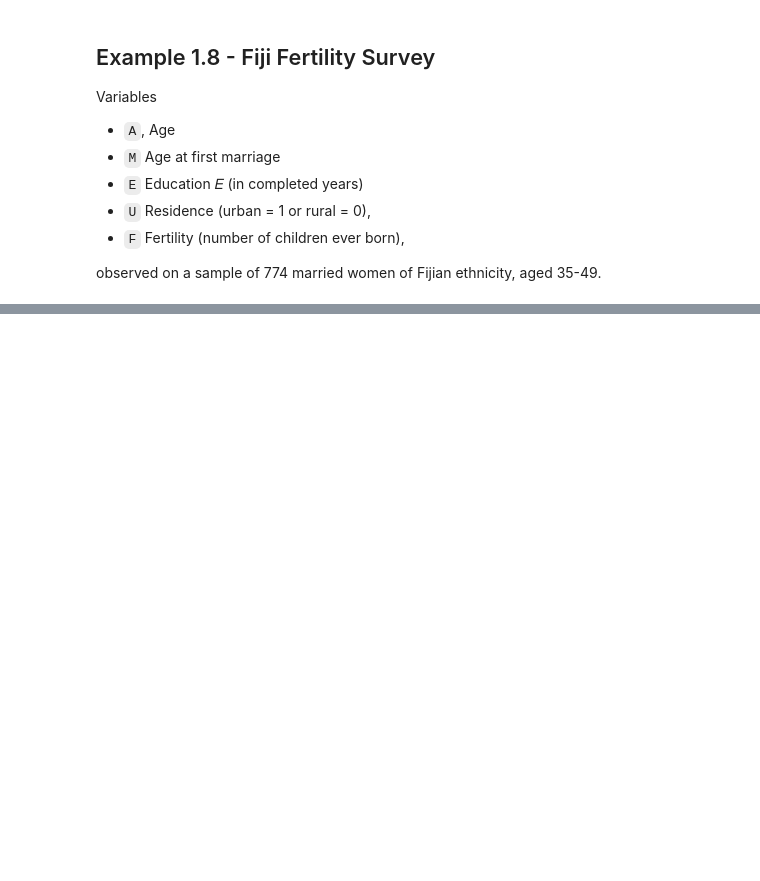
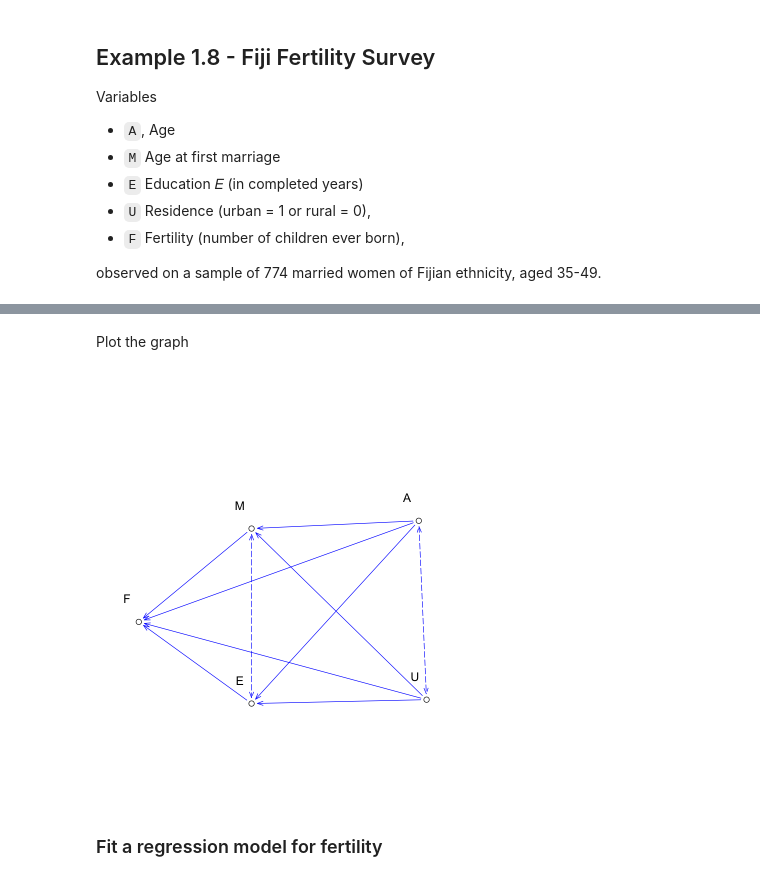
Before and after one commit to StaThin/RGM, a Jupyter notebook: examples.ipynb, the cells around one changed output, grey strips where cells are left out. Drawn from its saved outputs; the diff is of its cells as text; code cells hidden in the pictures; blank space fills up the shorter version.

```diff
--- a/examples.ipynb
+++ b/examples.ipynb
@@ -44,0 +68,4 @@ observed on a sample of 774 married women of Fijian ethnicity, aged 35-49.
+# %%
+gfull <- makeMG(dg = DAG(F ~ M+E+A+U, M ~ A + U,  E ~ A + U),
+                bg = UG(~ M*E +  A*U))
+gfull
@@ -44,0 +80,10 @@ observed on a sample of 774 married women of Fijian ethnicity, aged 35-49.
+# %% [markdown]
+Plot the graph
+# %%
+co = matrix(c(
+ 7, 40, 36, 64, 36, 19, 79, 66, 81, 20), byrow = TRUE, ncol = 2)
+drawGraph(gfull, coor=co)
+# %% [output]
+[figure, added]
+# %% [markdown]
+### Fit a regression model for fertility
```
Also changed, not shown: parts of 6 cells of this notebook.
